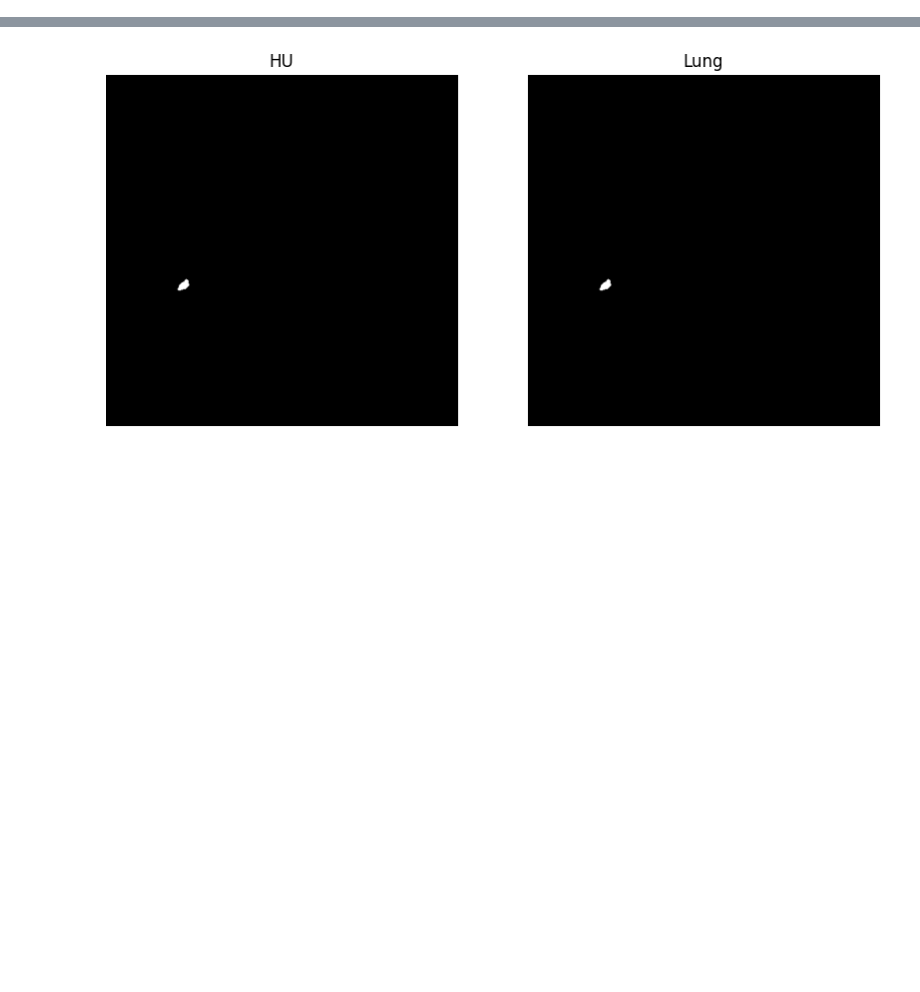
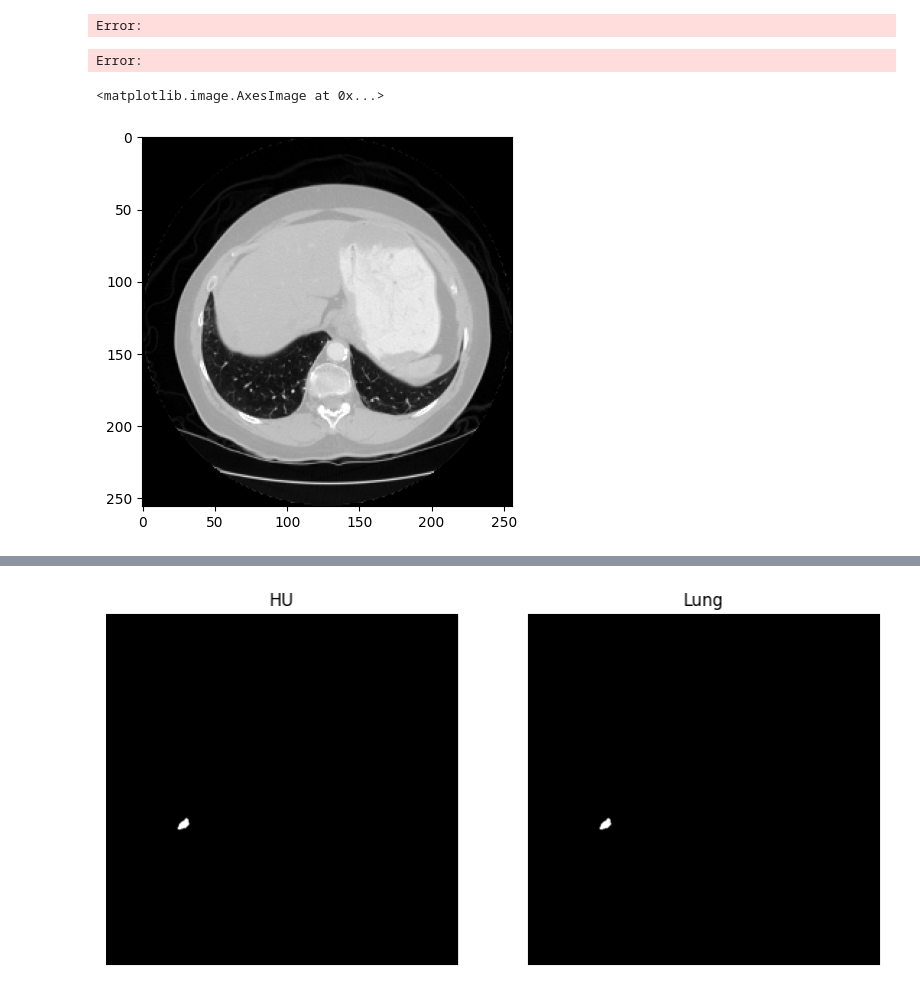
Before and after one commit to minhminh2k/3D-SegClass-Medical, a Jupyter notebook: notebooks/lidc_preprocessing.ipynb, the cells around one changed output, grey strips where cells are left out. Drawn from its saved outputs; the diff is of its cells as text; code cells hidden in the pictures; blank space fills up the shorter version.

```diff
--- a/notebooks/lidc_preprocessing.ipynb
+++ b/notebooks/lidc_preprocessing.ipynb
@@ -106,0 +105,26 @@ def lung_window_clip_volume(pixel_array: np.ndarray, min_px: int = -1200, max_px
+# %%
+case_name = "0012"
+image_path = f"/data/hpc/dqm/3D-SegClass-Medical/data/Image/LIDC-IDRI-{case_name}/{case_name}_NI001.npy"
+lung_path = f"/data/hpc/dqm/3D-SegClass-Medical/data/Lung_Segmentation/LIDC-IDRI-{case_name}/{case_name}_NI001.npy"
+mask_path = f"/data/hpc/dqm/3D-SegClass-Medical/data/Mask/LIDC-IDRI-{case_name}/{case_name}_NI001.npy"
+
+image = load_npy(image_path)
+lung = load_npy(lung_path)
+mask = load_npy(mask_path) * 255
+
+print("Image, Lung, Mask Shape:", image.shape, lung.shape, mask.shape)
+print("Image, Lung, Mask Max:", image.max(), lung.max(), mask.max())
+print("Image, Lung, Mask Min:", image.min(), lung.min(), mask.min())
+
+# Convert 3D volume to LIDC Gif
+numpy_to_gif(image, case_name=f"{case_name}_image", folder_name="test")
+numpy_to_gif(lung, case_name=f"{case_name}_lung", folder_name="test")
+numpy_to_gif(mask, case_name=f"{case_name}_mask", folder_name="test")
+# %% [output]
+Error:
+Error:
+# %%
+plt.imshow(normalize_image(a[0,:,:]), cmap="gray")
+# %% [output]
+<matplotlib.image.AxesImage at 0x...>
+[figure, added]
```
Also changed, not shown: parts of 12 cells of this notebook, 17 other files.
